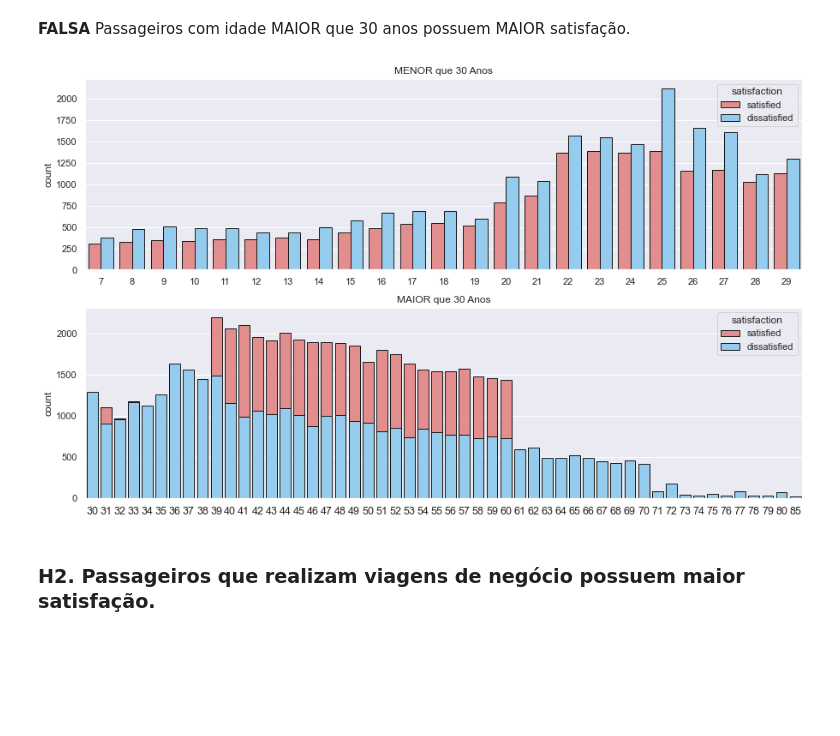
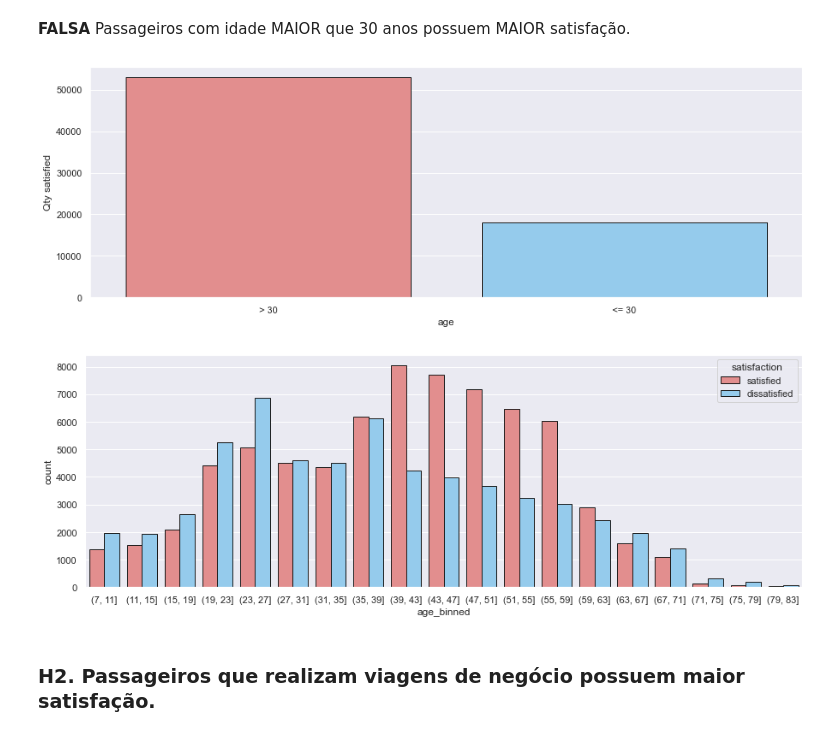
Before and after one commit to Jhonatanslopes/Airline-Customer-Satisfaction, a Jupyter notebook: analysis_satisfaction.ipynb, the cells around one changed output. Drawn from its saved outputs; the diff is of its cells as text; code cells hidden in the pictures; blank space fills up the shorter version.

```diff
--- a/analysis_satisfaction.ipynb
+++ b/analysis_satisfaction.ipynb
@@ -256,15 +253,29 @@ Com isso, identificaremos o maior caso de atraso na partida, mas que ainda assim
 # %%
+# -- 1º step
 arrivalOk_departureDelay = data[(data['arrival_delay_in_minutes'] == 0.0) & (data['departure_delay_in_minutes'] > 1)]
 
 delay_max = arrivalOk_departureDelay['departure_delay_in_minutes'].max()
 
-no_delay = data[['arrival_delay_in_minutes', 'departure_delay_in_minutes']].apply(
-                lambda x: 0.0 if pd.isna(x['arrival_delay_in_minutes'])
-                              and x['departure_delay_in_minutes'] <= delay_max
-                              else x['arrival_delay_in_minutes'], axis=1
+no_delay = data[['arrival_delay_in_minutes', 'departure_delay_in_minutes']].apply(lambda x: 0.0 if pd.isna(x['arrival_delay_in_minutes'])
+                                                                                                and x['departure_delay_in_minutes'] <= delay_max
+                                                                                                else x['arrival_delay_in_minutes'], axis=1
 )
 
 data['arrival_delay_in_minutes'] = no_delay
 
+
+# -- 2º step
+median_diference_delay = data[['departure_delay_in_minutes', 'arrival_delay_in_minutes']].apply(
+        lambda x: (x['arrival_delay_in_minutes'] - x['departure_delay_in_minutes']) if pd.notnull(x['arrival_delay_in_minutes'])
+                                                                                    and x['arrival_delay_in_minutes'] > 0
+                                                                                    and x['departure_delay_in_minutes'] > 0
+                                                                                    else np.nan, axis=1).median()
+
+arrival_subs = data[['departure_delay_in_minutes', 'arrival_delay_in_minutes']].apply(
+    lambda x: (x['departure_delay_in_minutes'] + median_diference_delay) if pd.isnull(x['arrival_delay_in_minutes'])
+                                                                         else x['arrival_delay_in_minutes'], axis=1
+)
+
+data['arrival_delay_in_minutes'] = arrival_subs
 data.isna().sum()
 # %% [output]
@@ -553,21 +534,21 @@ univariate_analysis(col1='type_flight', col2='type_departure_delay', col3='type_
 # %% [markdown]
 **FALSA** Passageiros com idade MAIOR que 30 anos possuem MAIOR satisfação.
 # %%
-plt.figure(figsize=(15, 9))
-plt.subplot(2, 1, 1)
-new = data[data['age'] < 30]
-sns.countplot(x='age', data=new, hue=new['satisfaction'], ec='k', palette=paleta2)
-plt.title('MENOR que 30 Anos')
-plt.xlabel('')
+# Figure 1
+plt.figure(figsize=(15, 5))
+aux1 = data[data['satisfaction'] == 'satisfied']
+aux2 = aux1['age'].apply(lambda x: '<= 30' if x <= 30 else '> 30').reset_index()
+sns.countplot(x='age', data=aux2, palette=paleta2, ec='k')
+plt.ylabel('Qty satisfied')
 
-plt.subplot(2, 1, 2)
-old = data[data['age'] >= 30]
-sns.countplot(x='age', data=old, hue=old['satisfaction'], ec='k', palette=paleta2, dodge=False, )
-plt.title('MAIOR que 30 Anos')
-plt.xlabel('')
-plt.xticks(fontsize=12.5);
+# Figure 2
+plt.figure(figsize=(15, 5))
+bins = list(np.arange(7, 85, 4))
+data['age_binned'] = pd.cut(data['age'], bins=bins) # Grouped age
+sns.countplot(x='age_binned', data=data, hue='satisfaction', palette=paleta3, ec='k');
 # %% [output]
-[figure, old version]
+[figure, new version]
+[figure, added]
 # %% [markdown]
 ### H2. Passageiros que realizam viagens de negócio possuem maior satisfação.
 # %% [markdown]
```
Also changed, not shown: parts of 152 cells of this notebook.
